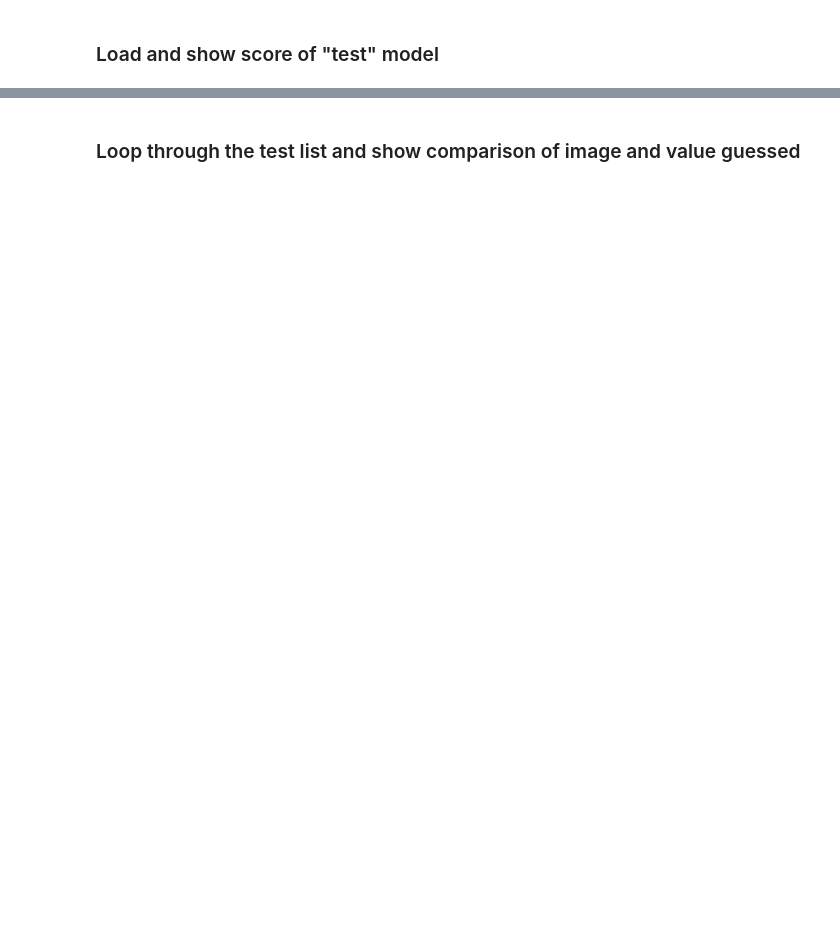
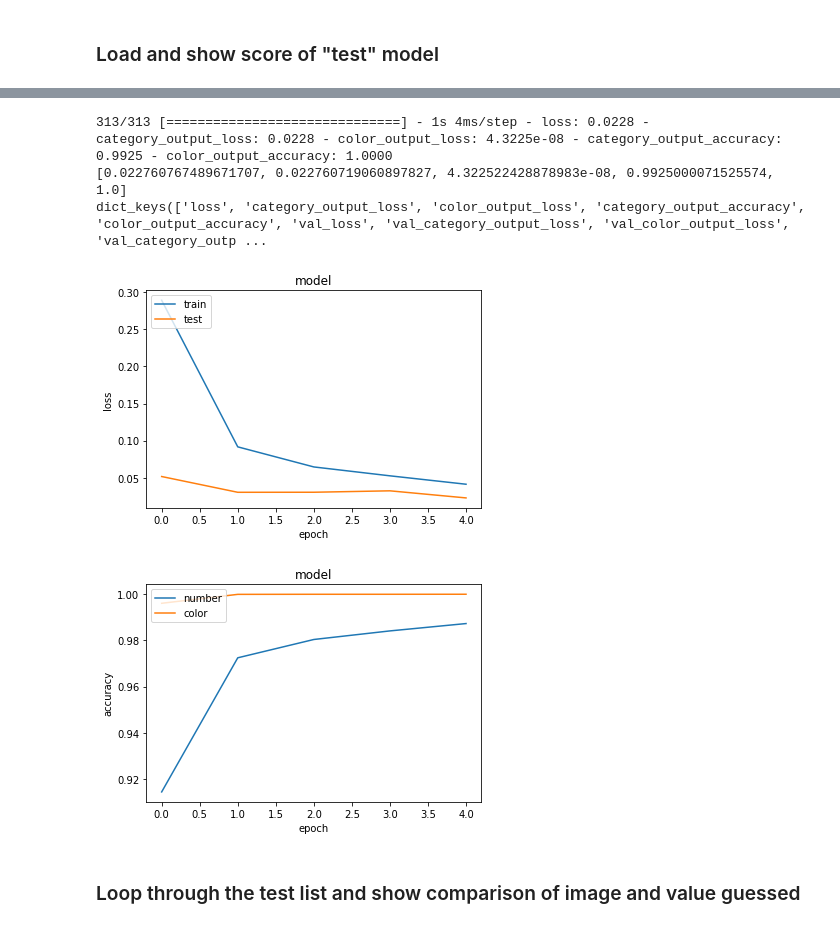
Before and after one commit to dfurletov/Mentorship_Notebooks, a Jupyter notebook: MNIST/MNIST.ipynb, the cells around one changed output, grey strips where cells are left out. Saved outputs shown, nothing was run; the diff lists cells and outputs as text; code cells hidden in the pictures; blank space fills up the shorter version.

Commit message:
added graphs to show loss and accuracy

```diff
--- a/MNIST/MNIST.ipynb
+++ b/MNIST/MNIST.ipynb
@@ -132,27 +135,22 @@ def build_category_branch(inputs):
     x = Dropout(0.25)(x)
 
     # (CONV => RELU) * 2 => POOL
-    x = Conv2D(64, (3, 3), padding="same")(x)
-    x = Activation("relu")(x)
+    x = Conv2D(64, (3, 3), padding="same", activation='relu')(x)
     x = BatchNormalization(axis=-1)(x)
-    x = Conv2D(64, (3, 3), padding="same")(x)
-    x = Activation("relu")(x)
+    x = Conv2D(64, (3, 3), padding="same", activation='relu')(x)
     x = BatchNormalization(axis=-1)(x)
     x = MaxPooling2D(pool_size=(2, 2))(x)
     x = Dropout(0.25)(x)
     # (CONV => RELU) * 2 => POOL
-    x = Conv2D(128, (3, 3), padding="same")(x)
-    x = Activation("relu")(x)
+    x = Conv2D(128, (3, 3), padding="same",activation='relu')(x)
     x = BatchNormalization(axis=-1)(x)
-    x = Conv2D(128, (3, 3), padding="same")(x)
-    x = Activation("relu")(x)
+    x = Conv2D(128, (3, 3), padding="same",activation='relu')(x)
     x = BatchNormalization(axis=-1)(x)
     x = MaxPooling2D(pool_size=(2, 2))(x)
     x = Dropout(0.25)(x)
 
     x = Flatten()(x)
-    x = Dense(256)(x)
-    x = Activation("relu")(x)
+    x = Dense(256,activation='relu')(x)
     x = BatchNormalization()(x)
     x = Dropout(0.5)(x)
     x = Dense(10)(x)
@@ -249,3 +251,29 @@ print(score)
+# %%
+model = tf.keras.models.load_model("model.keras")
+score = model.evaluate(X_test, {"category_output": Y_test, "color_output": Y_test_color}, verbose=1)
+print(score)
+
+print(H.history.keys())
+plt.plot(H.history['loss'])
+plt.plot(H.history['val_loss'])
+plt.title('model')
+plt.ylabel('loss')
+plt.xlabel('epoch')
+plt.legend(['train','test'],loc='upper left')
+plt.show()
+plt.plot(H.history['category_output_accuracy'])
+plt.plot(H.history['color_output_accuracy'])
+plt.title('model')
+plt.ylabel('accuracy')
+plt.xlabel('epoch')
+plt.legend(['number','color'],loc='upper left')
+plt.show()
+# %% [output]
+313/313 [==============================] - 1s 4ms/step - loss: 0.0228 - category_output_loss: 0.0228 - color_output_loss: 4.3225e-08 - category_output_accuracy: 0.9925 - color_output_accuracy: 1.0000
+[0.022760767489671707, 0.022760719060897827, 4.322522428878983e-08, 0.9925000071525574, 1.0]
+dict_keys(['loss', 'category_output_loss', 'color_output_loss', 'category_output_accuracy', 'color_output_accuracy', 'val_loss', 'val_category_output_loss', 'val_color_output_loss', 'val_category_outp ...
+[figure, added]
+[figure, added]
 # %% [markdown]
 ### Loop through the test list and show comparison of image and value guessed
 # %%
```
Also changed, not shown: parts of 9 cells of this notebook.
